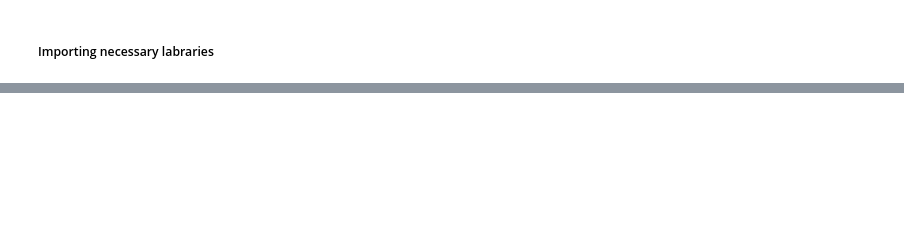
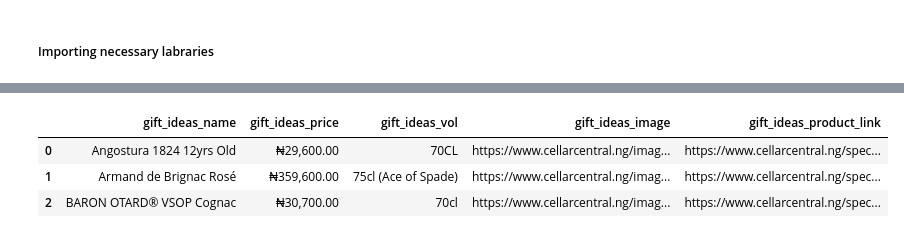
Before and after one commit to Fortunatetech/Cellarcentra-Website-Scraper-Project-BeautifulSoup-, a Jupyter notebook: Cellarcentral WebScraper.ipynb, the cells around one changed output, grey strips where cells are left out. Cells and saved outputs as stored; diff of their text form; code cells hidden in the pictures; blank space fills up the shorter version.

```diff
--- a/Cellarcentral WebScraper.ipynb
+++ b/Cellarcentral WebScraper.ipynb
@@ -243,0 +322,7 @@ print(Master_df)
+# %%
+df_gift_idea.head(3)
+# %% [output]
+|  | gift_ideas_name | gift_ideas_price | gift_ideas_vol | gift_ideas_image | gift_ideas_product_link |
+| 0 | Angostura 1824 12yrs Old | ₦29,600.00 | 70CL | https://www.cellarcentral.ng/imag... | https://www.cellarcentral.ng/spec... |
+| 1 | Armand de Brignac Rosé | ₦359,600.00 | 75cl (Ace of Spade) | https://www.cellarcentral.ng/imag... | https://www.cellarcentral.ng/spec... |
+| 2 | BARON OTARD® VSOP Cognac | ₦30,700.00 | 70cl | https://www.cellarcentral.ng/imag... | https://www.cellarcentral.ng/spec... |
```
Also changed, not shown: parts of 32 cells of this notebook, 6 other files.
